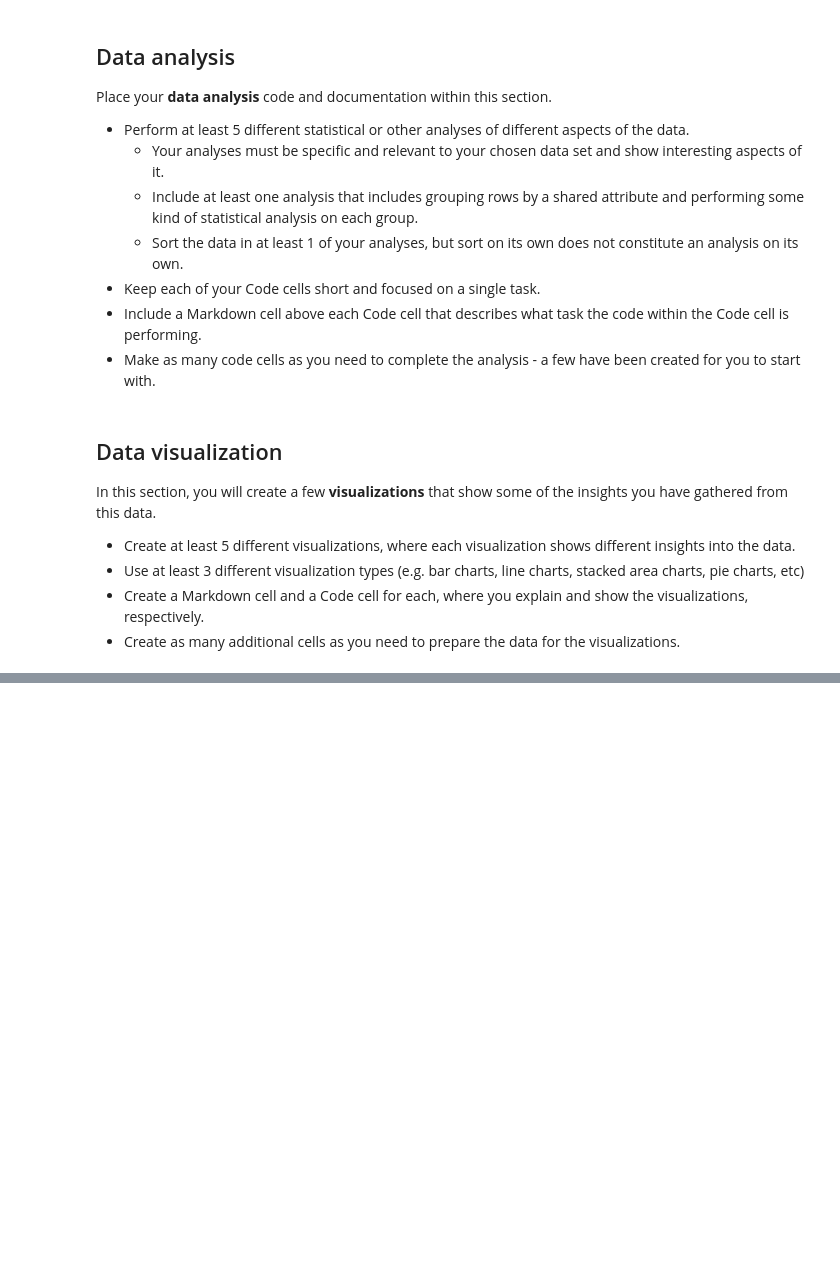
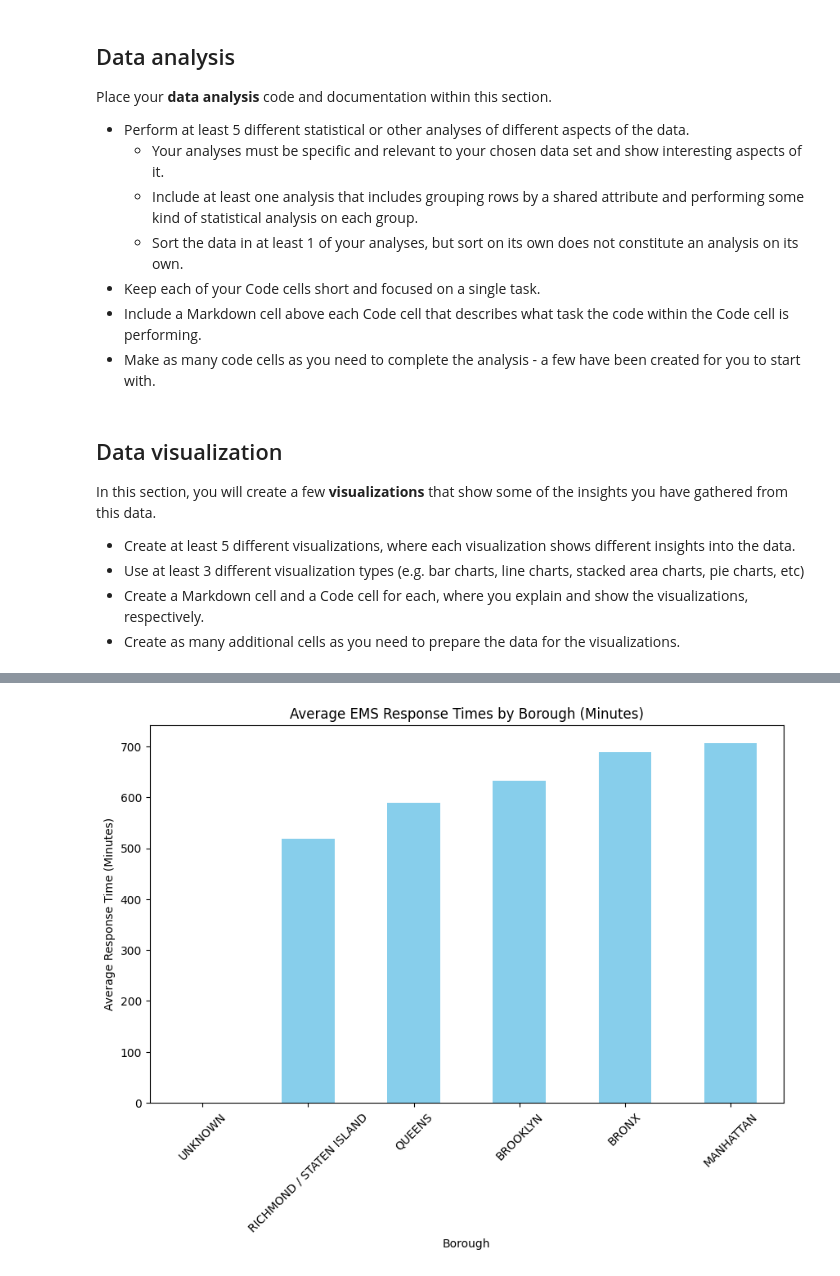
Before and after one commit to dbdesign-students-spring2024/8-pandas-exploration-sophiajiangyi, a Jupyter notebook: analysis.ipynb, the cells around one changed output, grey strips where cells are left out. Saved outputs shown, nothing was run; the diff lists cells and outputs as text; code cells hidden in the pictures; blank space fills up the shorter version.

```diff
--- a/analysis.ipynb
+++ b/analysis.ipynb
@@ -65,0 +299,3 @@ In this section, you will create a few **visualizations** that show some of the
+# %%
+average_response_time = filtered_df.groupby('BOROUGH')['INCIDENT_RESPONSE_SECONDS_QY'].mean()
+print(average_response_time)
@@ -65,0 +311,11 @@ In this section, you will create a few **visualizations** that show some of the
+# %%
+average_response_time_sorted = average_response_time.sort_values()
+plt.figure(figsize=(10, 6))
+average_response_time_sorted.plot(kind='bar', color='skyblue')
+plt.title('Average EMS Response Times by Borough (Minutes)')
+plt.xlabel('Borough')
+plt.ylabel('Average Response Time (Minutes)')
+plt.xticks(rotation=45)
+plt.show()
+# %% [output]
+[figure, added]
```
Also changed, not shown: parts of 42 cells of this notebook.
